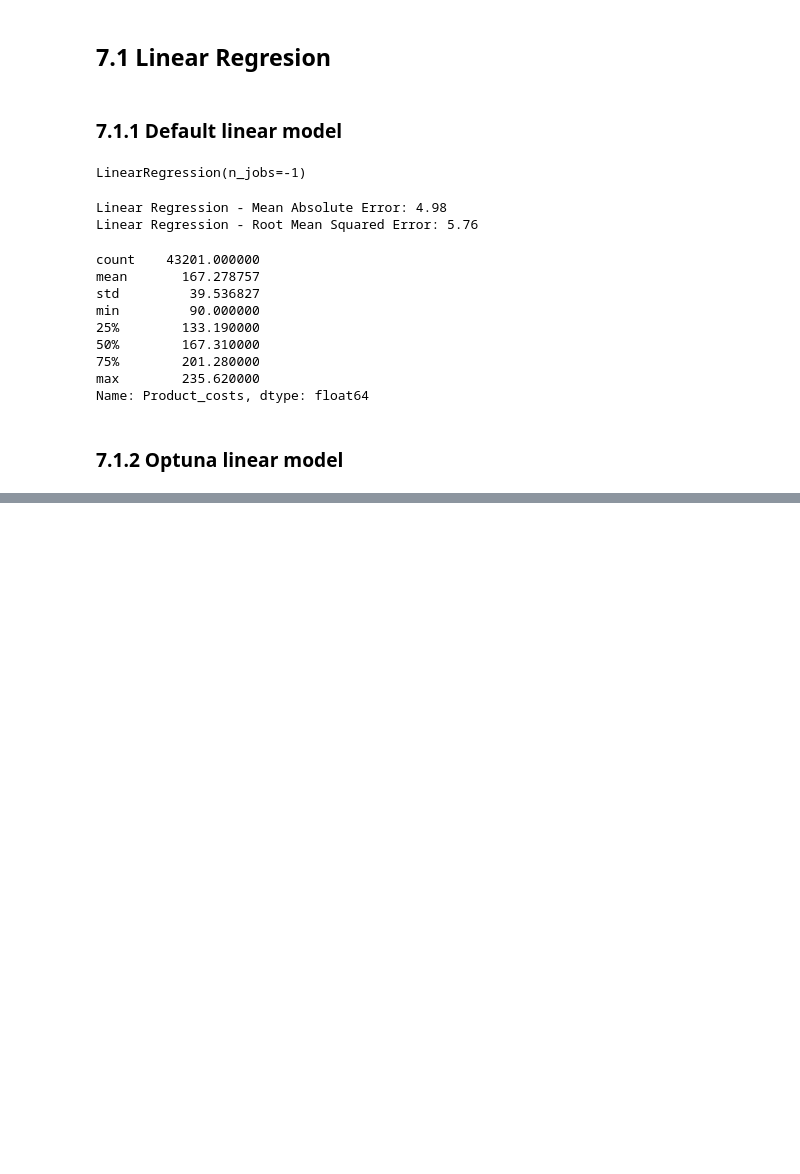
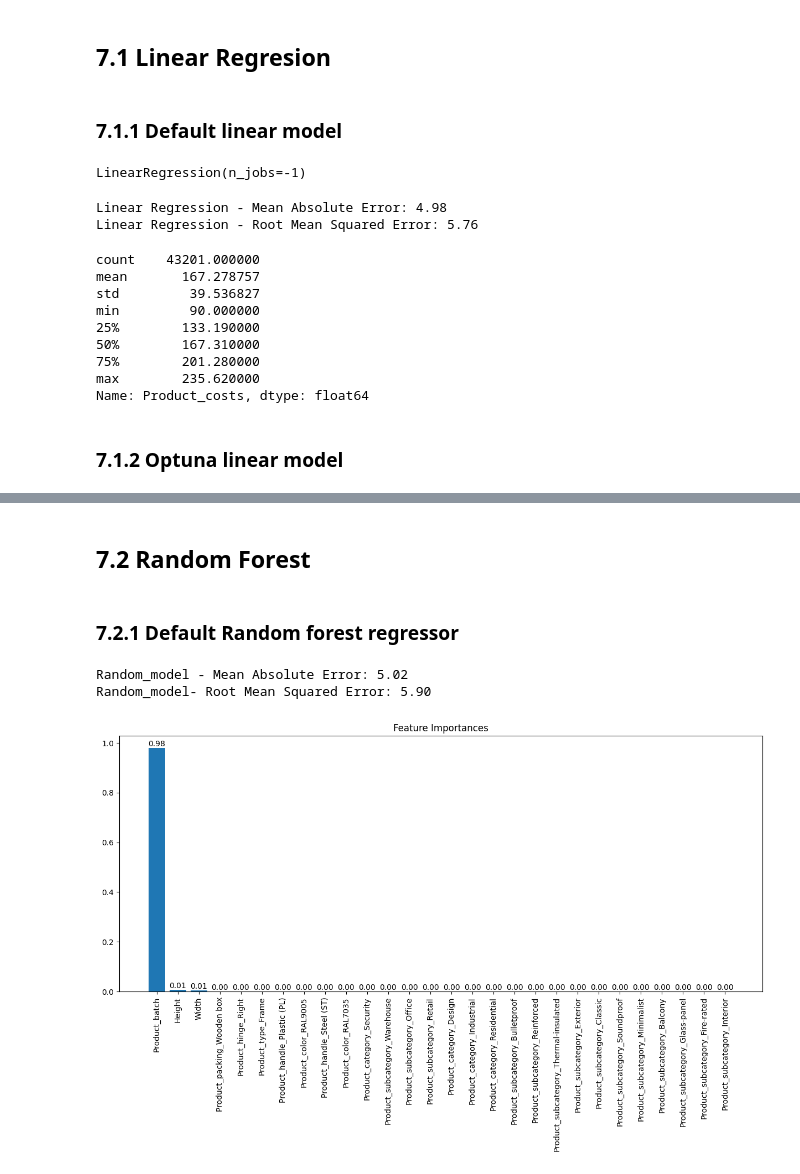
Before and after one commit to OndrejZapletal99/Python_DS_ML, a Jupyter notebook: CalculatorApp/Model/model.ipynb, the cells around one changed output, grey strips where cells are left out. Saved outputs shown, nothing was run; the diff lists cells and outputs as text; code cells hidden in the pictures; blank space fills up the shorter version.

Commit message:
Default random forest model

```diff
--- a/CalculatorApp/Model/model.ipynb
+++ b/CalculatorApp/Model/model.ipynb
@@ -415,2 +415,4 @@ optuna_linear_best_params, optuna_linear_best_value
 # %%
 study_linear_data = study_linear.trials_dataframe()
+# %% [markdown]
+## 7.2 Random Forest
@@ -416,0 +421,31 @@ study_linear_data = study_linear.trials_dataframe()
+# %% [markdown]
+### 7.2.1 Default Random forest regressor
+# %%
+random_model = RandomForestRegressor(n_jobs=-1, random_state=42)
+random_model.fit(X_train, y_train)
+random_model_prediction = random_model.predict(X_val)
+
+
+random_model_mea = mean_absolute_error(y_val, random_model_prediction)
+random_model_rmse = root_mean_squared_error(y_val,random_model_prediction)
+print(f"Random_model - Mean Absolute Error: {random_model_mea:.2f}")
+print(f"Random_model- Root Mean Squared Error: {random_model_rmse:.2f}")
+# %% [output]
+Random_model - Mean Absolute Error: 5.02
+Random_model- Root Mean Squared Error: 5.90
+# %%
+importances = random_model.feature_importances_
+df_importances = pd.DataFrame(
+    {'Feature': X_test.columns,
+     'Importances': importances}
+)
+df_importances = df_importances.sort_values( by = 'Importances', ascending= False)
+
+plt.figure(figsize=(15,6))
+plt.bar(df_importances['Feature'], df_importances['Importances'])
+plt.xticks(rotation=90)
+plt.title('Feature Importances')
+plt.bar_label(plt.gca().containers[0], fmt='%.2f')
+plt.show()
+# %% [output]
+[figure, added]
```
Also changed, not shown: parts of 3 cells of this notebook.
